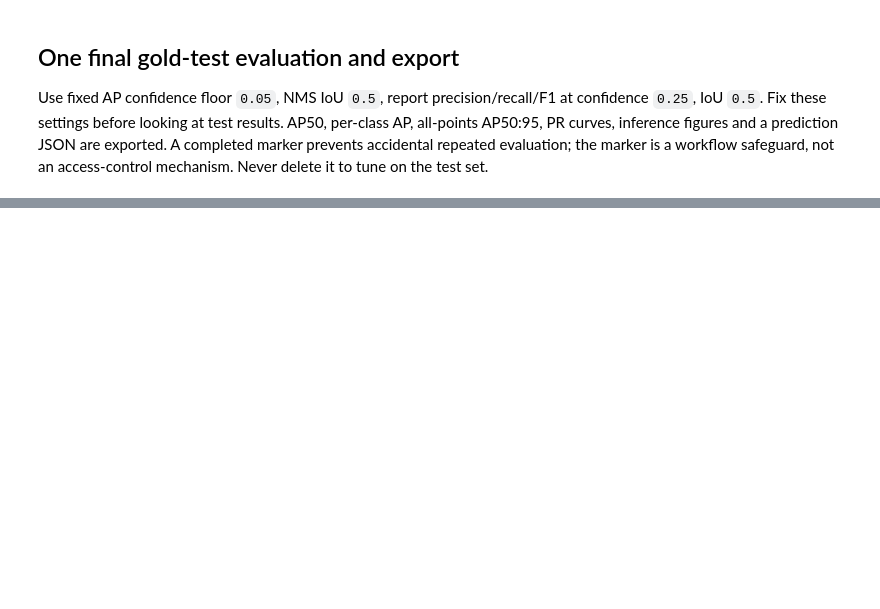
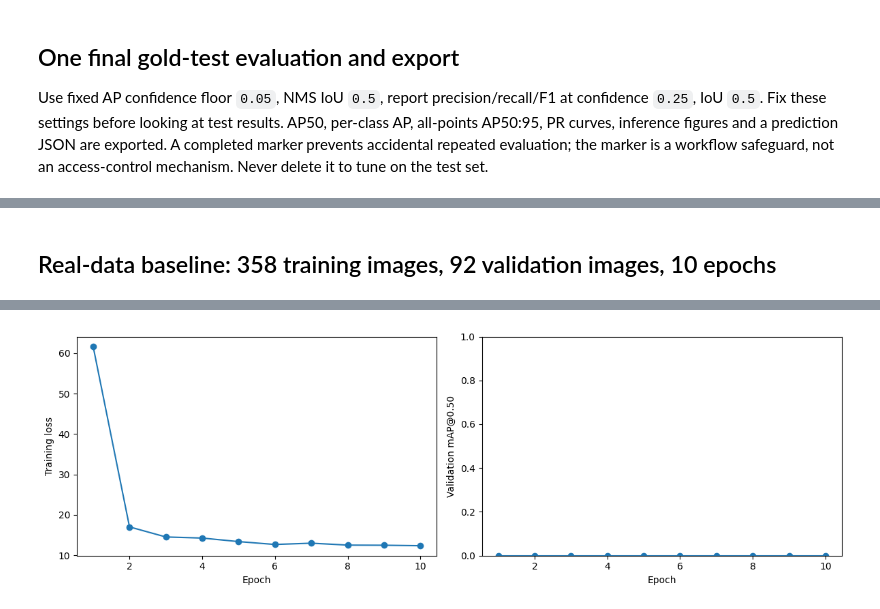
Before and after one commit to caipng02/EE3703-Project, a Jupyter notebook: YOLO_Project.ipynb, the cells around one changed output, grey strips where cells are left out. Saved outputs shown, nothing was run; the diff lists cells and outputs as text; code cells hidden in the pictures; blank space fills up the shorter version.

```diff
--- a/YOLO_Project.ipynb
+++ b/YOLO_Project.ipynb
@@ -504,0 +769,78 @@ Results are saved under the Drive run directory when Drive is mounted. To releas
+# %% [markdown]
+## Real-data baseline: 358 training images, 92 validation images, 10 epochs
+# %%
+assert torch.cuda.is_available(), "A GPU runtime is required"
+assert "manifest" in globals(), "Run the data audit cell first"
+assert "anchors" in globals(), "Run the anchor preparation cell first"
+
+RUN_SEARCH = False
+RUN_TRAINING = False
+RUN_GOLD_TEST = False
+
+baseline_dir = RUN_ROOT / "baseline_10epochs"
+assert not baseline_dir.exists(), (
+    "Baseline results already exist; use a new output folder to rerun"
+)
+
+baseline_config = {
+    "lr": 1e-4,
+    "weight_decay": 1e-4,
+    "batch": 2,
+    "epochs": 10,
+    "patience": 10,
+}
+
+print("GPU:", torch.cuda.get_device_name(0))
+print("Training images:", len(manifest["splits"]["train"]))
+print("Validation images:", len(manifest["splits"]["val"]))
+print("Output folder:", baseline_dir)
+
+baseline_model = None
+
+try:
+    baseline_model, baseline_summary = fit(
+        DATA_ROOT,
+        manifest["splits"]["train"],
+        manifest["splits"]["val"],
+        anchors,
+        baseline_config,
+        baseline_dir,
+    )
+    print(json.dumps(baseline_summary, indent=2))
+finally:
+    if baseline_model is not None:
+        del baseline_model
+    torch.cuda.empty_cache()
+
+history = json.loads(
+    (baseline_dir / "history.json").read_text(encoding="utf-8")
+)
+
+fig, axes = plt.subplots(1, 2, figsize=(12, 4))
+
+axes[0].plot(
+    [row["epoch"] for row in history],
+    [row["loss"] for row in history],
+    marker="o",
+)
+axes[0].set(xlabel="Epoch", ylabel="Training loss")
+
+axes[1].plot(
+    [row["epoch"] for row in history],
+    [row["val_map50"] for row in history],
+    marker="o",
+)
+axes[1].set(
+    xlabel="Epoch",
+    ylabel="Validation mAP@0.50",
+    ylim=(0, 1),
+)
+
+plt.tight_layout()
+fig.savefig(baseline_dir / "training_curves.png", bbox_inches="tight")
+plt.show()
+
+print("Saved files:")
+for path in sorted(baseline_dir.iterdir()):
+    print(path.name)
+# %% [output]
@@ -504,0 +864 @@ Results are saved under the Drive run directory when Drive is mounted. To releas
+[figure, added]
```
Also changed, not shown: parts of 15 cells of this notebook, 2 other files.
